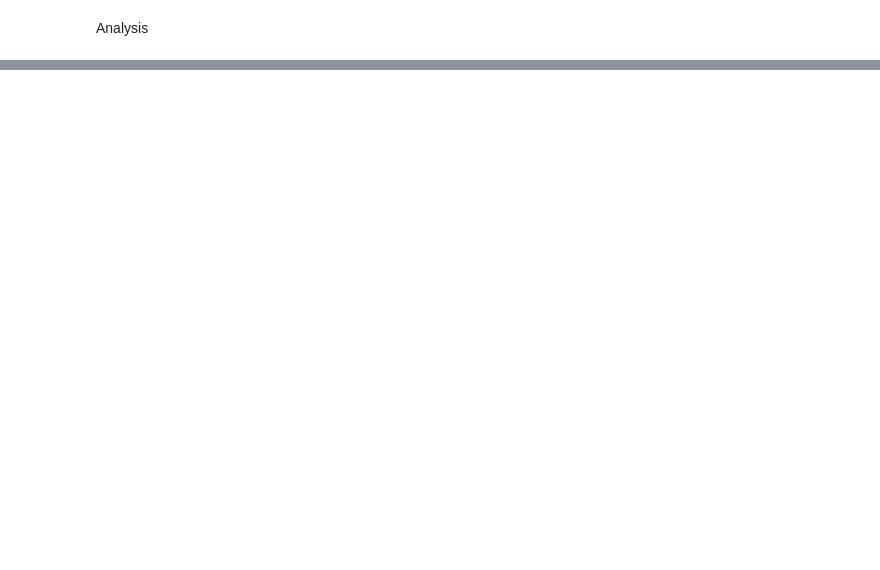
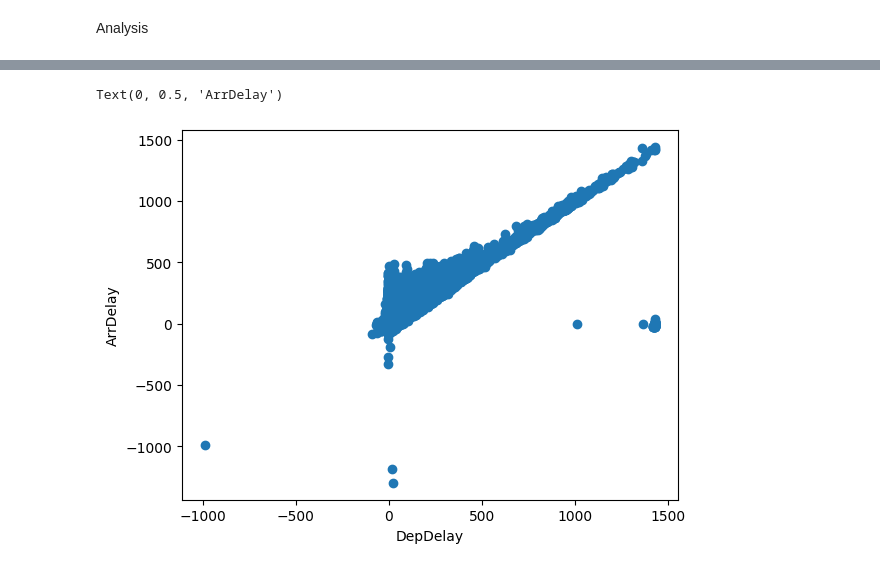
Before and after one commit to Elena-Gomez-Orihuel/bigData, a Jupyter notebook: exploration.ipynb, the cells around one changed output, grey strips where cells are left out. Cells and saved outputs as stored; diff of their text form; code cells hidden in the pictures; blank space fills up the shorter version.

```diff
--- a/exploration.ipynb
+++ b/exploration.ipynb
@@ -143,0 +145,7 @@ sns.heatmap(corr, annot=True, vmin = -0.6 , vmax=0.5, cmap = cmap)
+# %%
+scatter1 = pyplot.scatter(x = data_numerical['DepDelay'], y = data_numerical['ArrDelay'])
+pyplot.xlabel("DepDelay")
+pyplot.ylabel("ArrDelay")
+# %% [output]
+Text(0, 0.5, 'ArrDelay')
+[figure, added]
```
Also changed, not shown: parts of 10 cells of this notebook, 1 other file.
